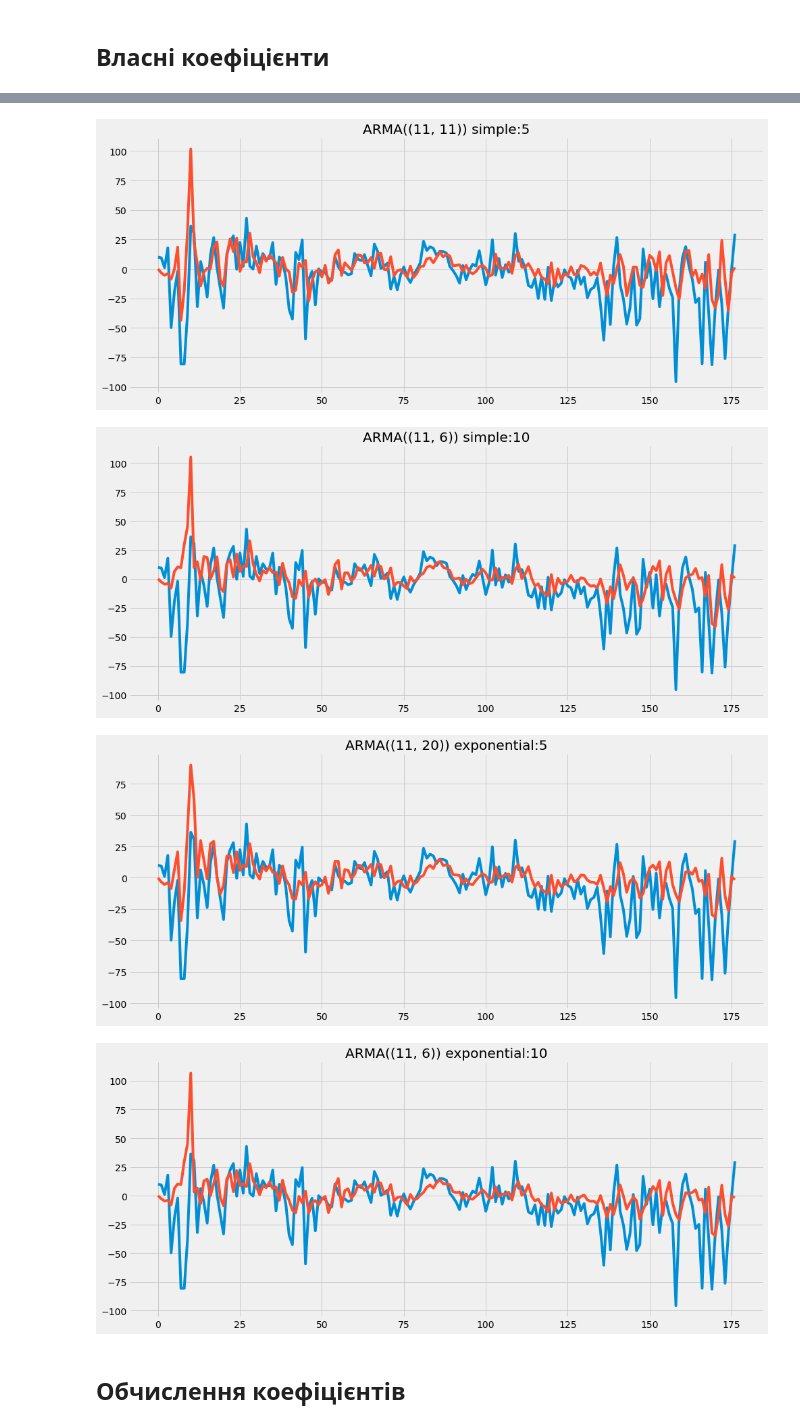
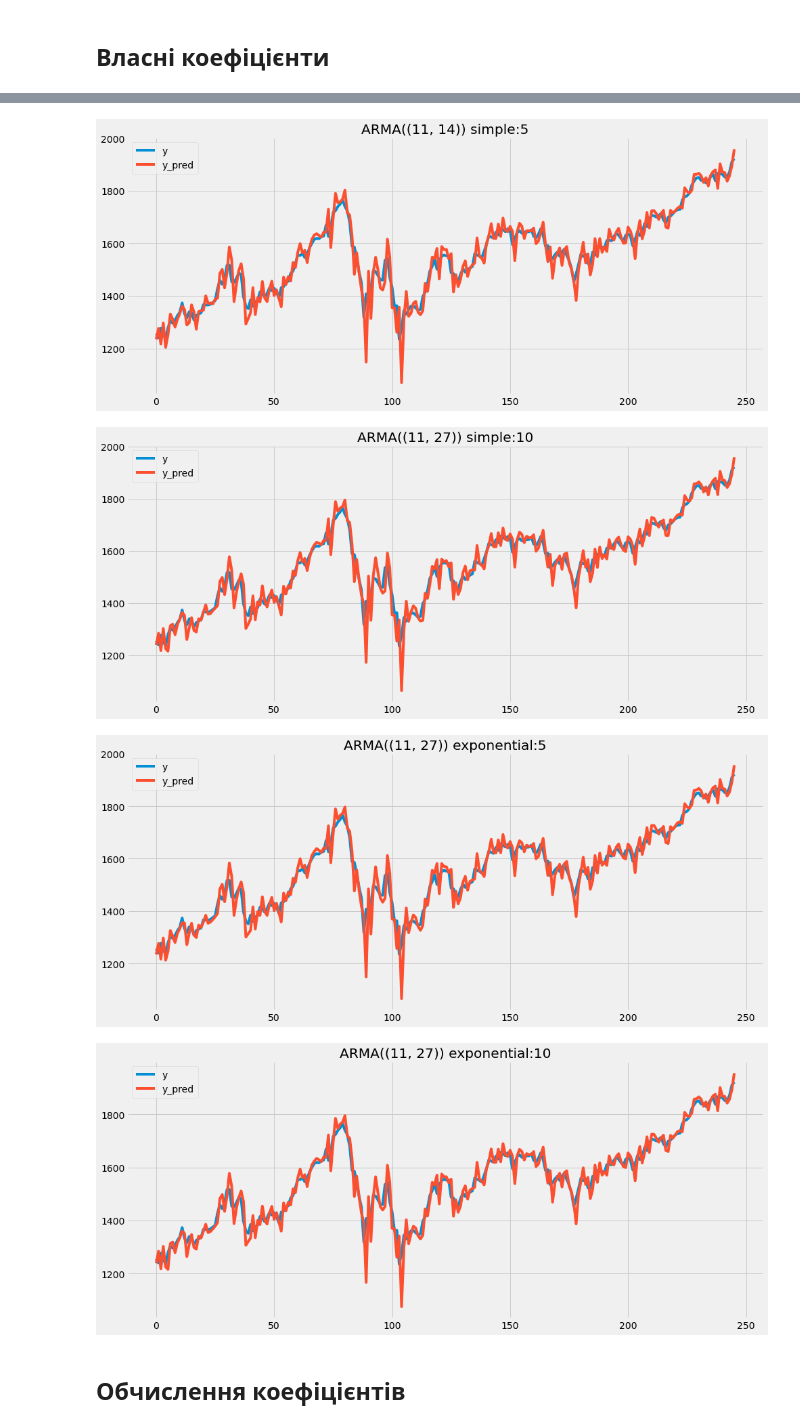
Before and after one commit to bateikoEd/time-series-analysis, a Jupyter notebook: lab3/second_series.ipynb, the cells around one changed output, grey strips where cells are left out. Saved outputs shown, nothing was run; the diff lists cells and outputs as text; code cells hidden in the pictures.

```diff
--- a/lab3/second_series.ipynb
+++ b/lab3/second_series.ipynb
@@ -333,4 +327,4 @@ models_metrics
 # %%
 for name, y_pred in zip(models_metrics.name, predictions_model):
-    show_prediction(y, y_pred, name)
+    show_prediction(y_back, y_pred, name)
 # %% [output]
@@ -414,11 +470,16 @@ plot_pacf(mv10_simple, lags=lags);
 # %%
-q=6
+q=27
 y_new2, b2 = know_b(y, mv10_simple[0], q, window)
 pred, params_ar, params_ma, intercept = ARMA(p, q, y_new2, mv10_simple[0], b2)
-metrics = claculate_metrics_model(y, pred, p, q, weight='simple', window=window, params_ar=params_ar, params_ma=params_ma, intercept=intercept)
-# metrics = claculate_metrics_model(y_new2, pred, p, q, weight='simple', window=window, params_ar=params_ar, params_ma=params_ma, intercept=intercept)
+
+y_real, y_aprox, pred = back_y_diff(y_old, y, pred)
+
+metrics = claculate_metrics_model(y_real, pred, p, q, weight='simple', window=window, params_ar=params_ar, params_ma=params_ma, intercept=intercept)
+metrics_aprox = claculate_metrics_model(y_aprox, pred, p, q, weight='simple', window=window, params_ar=params_ar, params_ma=params_ma, intercept=intercept)
 
 models_metrics_1 = models_metrics_1.append(metrics, ignore_index=True)
+predictions_model_aprox = predictions_model_aprox.append(metrics_aprox, ignore_index=True)
+
 predictions_model_1.append(pred)
 metrics
 # %% [output]
@@ -433,11 +494,16 @@ plot_pacf(mv5_exp, lags=lags);
 # %%
-q=20
+q=27
 y_new2, b2 = know_b(y, mv5_exp[0], q, window)
 pred, params_ar, params_ma, intercept = ARMA(p, q, y_new2, mv5_exp[0], b2)
-metrics = claculate_metrics_model(y, pred, p, q, weight='exponential', window=window, params_ar=params_ar, params_ma=params_ma, intercept=intercept)
-# metrics = claculate_metrics_model(y_new2, pred, p, q, weight='exponential', window=window, params_ar=params_ar, params_ma=params_ma, intercept=intercept)
+
+y_real, y_aprox, pred = back_y_diff(y_old, y, pred)
+
+metrics = claculate_metrics_model(y_real, pred, p, q, weight='exponential', window=window, params_ar=params_ar, params_ma=params_ma, intercept=intercept)
+metrics_aprox = claculate_metrics_model(y_aprox, pred, p, q, weight='exponential', window=window, params_ar=params_ar, params_ma=params_ma, intercept=intercept)
 
 models_metrics_1 = models_metrics_1.append(metrics, ignore_index=True)
+predictions_model_aprox = predictions_model_aprox.append(metrics_aprox, ignore_index=True)
+
 predictions_model_1.append(pred)
 metrics
 # %% [output]
@@ -452,11 +518,16 @@ plot_pacf(mv10_exp, lags=lags);
 # %%
-q=6
+q=27
 y_new2, b2 = know_b(y, mv10_exp[0], q, window)
 pred, params_ar, params_ma, intercept = ARMA(p, q, y_new2, mv10_exp[0], b2)
-metrics = claculate_metrics_model(y, pred, p, q, weight='exponential', window=window, params_ar=params_ar, params_ma=params_ma, intercept=intercept)
-# metrics = claculate_metrics_model(y_new2, pred, p, q, weight='exponential', window=window, params_ar=params_ar, params_ma=params_ma, intercept=intercept)
+
+y_real, y_aprox, pred = back_y_diff(y_old, y, pred)
+
+metrics = claculate_metrics_model(y_real, pred, p, q, weight='exponential', window=window, params_ar=params_ar, params_ma=params_ma, intercept=intercept)
+metrics_aprox = claculate_metrics_model(y_aprox, pred, p, q, weight='exponential', window=window, params_ar=params_ar, params_ma=params_ma, intercept=intercept)
 
 models_metrics_1 = models_metrics_1.append(metrics, ignore_index=True)
+predictions_model_aprox = predictions_model_aprox.append(metrics_aprox, ignore_index=True)
+
 predictions_model_1.append(pred)
 metrics
 # %% [output]
@@ -475,10 +561,10 @@ models_metrics_1
 # %%
 for name, y_pred in zip(models_metrics_1.name, predictions_model_1):
-    show_prediction(y, y_pred, name)
+    show_prediction(y_real, y_pred, name)
 # %% [output]
-[figure, old version]
+[figure, new version]
-[figure, old version]
+[figure, new version]
-[figure, old version]
+[figure, new version]
-[figure, old version]
+[figure, new version]
 # %%
 models_metrics_1.to_excel('result/table_2_2.xls')
```
Also changed, not shown: parts of 51 cells of this notebook, 11 other files.
